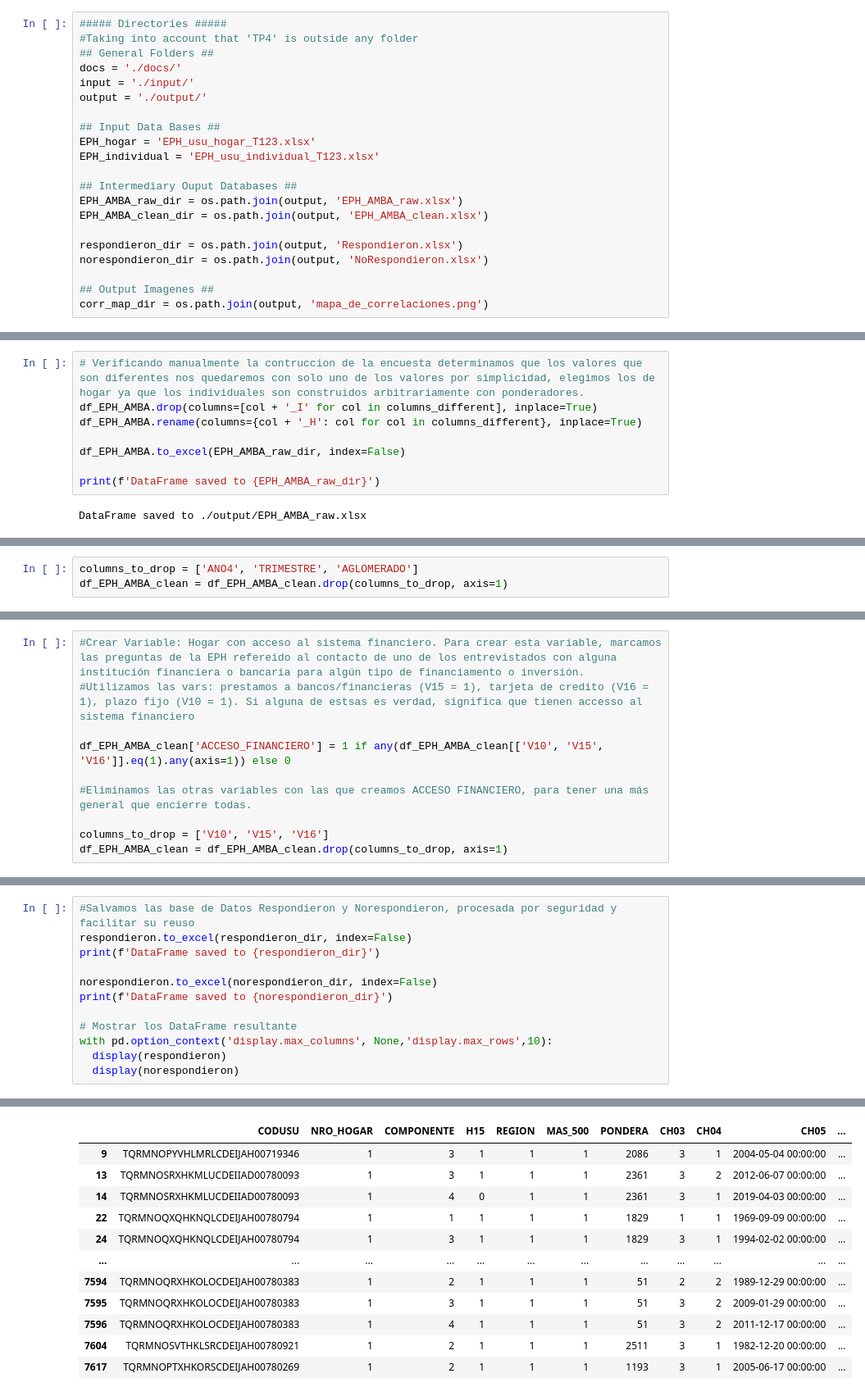
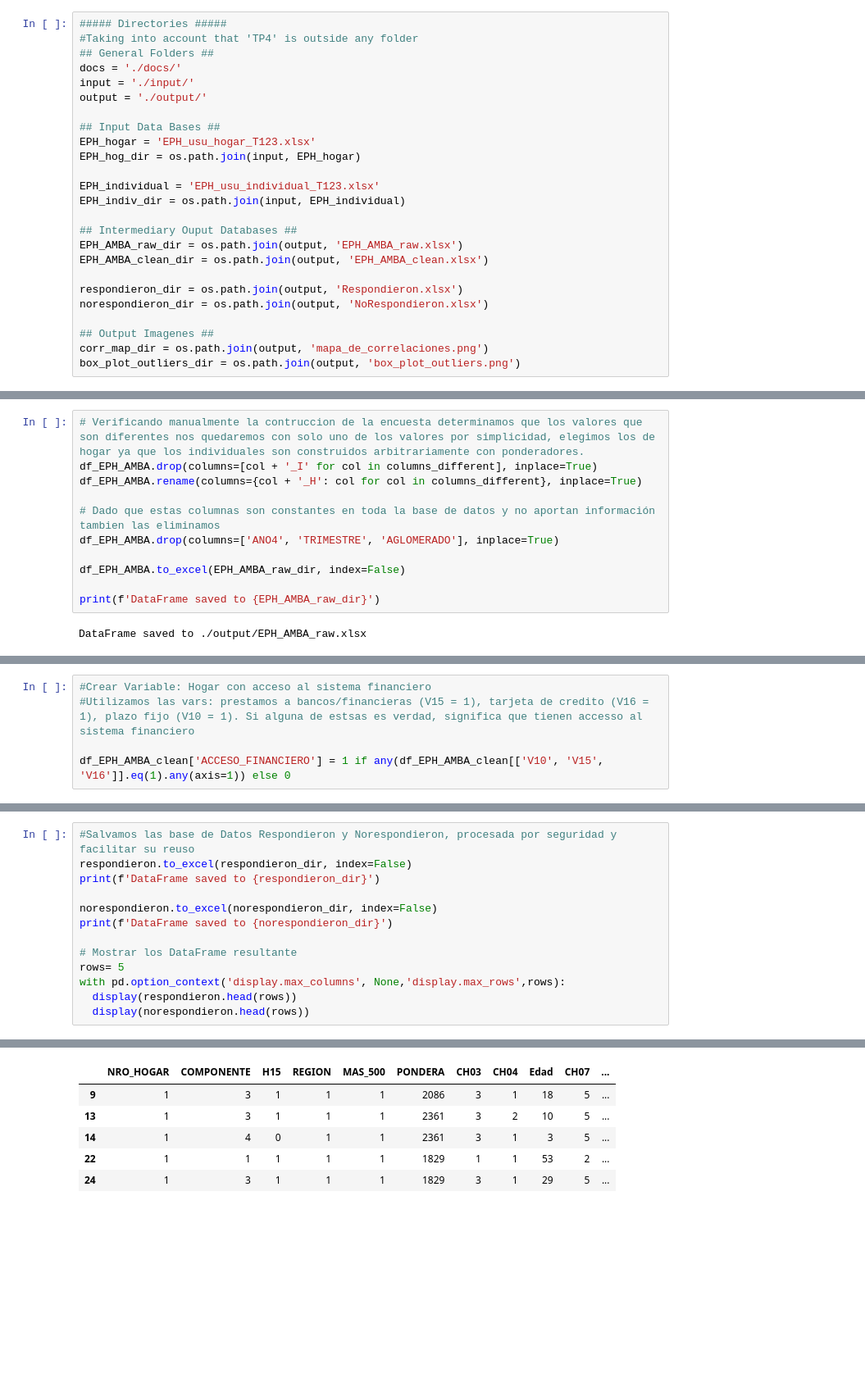
Before and after one commit to TheAtu/TP4, a Jupyter notebook: TP4_final.ipynb, the cells around one changed output, grey strips where cells are left out. Shown at 82% size. Drawn from its saved outputs; the diff is of its cells as text; blank space fills up the shorter version.

```diff
--- a/TP4_final_PARTE_I_DONE.ipynb
+++ b/TP4_final.ipynb
@@ -30,7 +35,10 @@ output = './output/'
 
 ## Input Data Bases ##
 EPH_hogar = 'EPH_usu_hogar_T123.xlsx'
+EPH_hog_dir = os.path.join(input, EPH_hogar)
+
 EPH_individual = 'EPH_usu_individual_T123.xlsx'
+EPH_indiv_dir = os.path.join(input, EPH_individual)
 
 ## Intermediary Ouput Databases ##
 EPH_AMBA_raw_dir = os.path.join(output, 'EPH_AMBA_raw.xlsx')
@@ -41,6 +49,7 @@ norespondieron_dir = os.path.join(output, 'NoRespondieron.xlsx')
 
 ## Output Imagenes ##
 corr_map_dir = os.path.join(output, 'mapa_de_correlaciones.png')
+box_plot_outliers_dir = os.path.join(output, 'box_plot_outliers.png')
 # %% [markdown]
 ## Parte 1 - Análisis de la base de hogares y cálculo de pobreza.
   Ahora que ya se han familiarizado con la Encuesta Permanente de Hogares (EPH), asegúrense de estar calculando niveles de pobreza a nivel individual y a nivel de hogar similares a los que calcula el INDEC para la misma región. Además, asegúrense de estar realizando una limpieza de la base con mayor dedicación y entendimiento de sus variables.
@@ -159,6 +142,9 @@ PDECCFR_H and PDECCFR_I have different values, so we kept both
 df_EPH_AMBA.drop(columns=[col + '_I' for col in columns_different], inplace=True)
 df_EPH_AMBA.rename(columns={col + '_H': col for col in columns_different}, inplace=True)
 
+# Dado que estas columnas son constantes en toda la base de datos y no aportan información tambien las eliminamos
+df_EPH_AMBA.drop(columns=['ANO4', 'TRIMESTRE', 'AGLOMERADO'], inplace=True)
+
 df_EPH_AMBA.to_excel(EPH_AMBA_raw_dir, index=False)
 
 print(f'DataFrame saved to {EPH_AMBA_raw_dir}')
@@ -314,9 +301,6 @@ print(f'Se eliminaron {(outlier_rows== True).sum()} outliers de {n_obs} observac
 13.5
 Se eliminaron 287 outliers de 6370 observaciones
 [figure]
-# %%
-columns_to_drop = ['ANO4', 'TRIMESTRE', 'AGLOMERADO']
-df_EPH_AMBA_clean = df_EPH_AMBA_clean.drop(columns_to_drop, axis=1)
 # %% [markdown]
 #### 4
  Construyan variables (mínimo 2) que no estén en la base pero que sean relevantes para predecir individuos bajo la línea de pobreza (por ejemplo, la proporción de niños en el hogar, si el cónyuge trabaja).
@@ -346,14 +330,9 @@ df_EPH_AMBA_clean['HABITANTES_P_H'] = df_EPH_AMBA_clean['IX_TOT'] / df_EPH_AMBA_
 #Si #Personas x Habitación es >3, es considerado Hacinamiento
 df_EPH_AMBA_clean['HACINAMIENTO'] = np.where(df_EPH_AMBA_clean['HABITANTES_P_H'] >=3, 1, 0)
 # %%
-#Crear Variable: Hogar con acceso al sistema financiero. Para crear esta variable, marcamos las preguntas de la EPH refereido al contacto de uno de los entrevistados con alguna institución financiera o bancaria para algún tipo de financiamento o inversión.
+#Crear Variable: Hogar con acceso al sistema financiero
 #Utilizamos las vars: prestamos a bancos/financieras (V15 = 1), tarjeta de credito (V16 = 1), plazo fijo (V10 = 1). Si alguna de estsas es verdad, significa que tienen accesso al sistema financiero
 
 df_EPH_AMBA_clean['ACCESO_FINANCIERO'] = 1 if any(df_EPH_AMBA_clean[['V10', 'V15', 'V16']].eq(1).any(axis=1)) else 0
-
-#Eliminamos las otras variables con las que creamos ACCESO FINANCIERO, para tener una más general que encierre todas.
-
-columns_to_drop = ['V10', 'V15', 'V16']
-df_EPH_AMBA_clean = df_EPH_AMBA_clean.drop(columns_to_drop, axis=1)
 # %%
 # Mostrar el DataFrame resultante
@@ -629,9 +603,10 @@ norespondieron.to_excel(norespondieron_dir, index=False)
 print(f'DataFrame saved to {norespondieron_dir}')
 
 # Mostrar los DataFrame resultante
-with pd.option_context('display.max_columns', None,'display.max_rows',10):
-  display(respondieron)
-  display(norespondieron)
+rows= 5
+with pd.option_context('display.max_columns', None,'display.max_rows',rows):
+  display(respondieron.head(rows))
+  display(norespondieron.head(rows))
 # %% [output]
 DataFrame saved to ./output/Respondieron.xlsx
 DataFrame saved to ./output/NoRespondieron.xlsx
@@ -651,12 +619,6 @@ DataFrame saved to ./output/NoRespondieron.xlsx
-|  | CODUSU | NRO_HOGAR | COMPONENTE | H15 | REGION | MAS_500 | PONDERA | CH03 | CH04 | CH05 | ... |
-| 9 | TQRMNOPYVHLMRLCDEIJAH00719346 | 1 | 3 | 1 | 1 | 1 | 2086 | 3 | 1 | 2004-05-04 00:00:00 | ... |
-| 13 | TQRMNOSRXHKMLUCDEIIAD00780093 | 1 | 3 | 1 | 1 | 1 | 2361 | 3 | 2 | 2012-06-07 00:00:00 | ... |
-| 14 | TQRMNOSRXHKMLUCDEIIAD00780093 | 1 | 4 | 0 | 1 | 1 | 2361 | 3 | 1 | 2019-04-03 00:00:00 | ... |
-| 22 | TQRMNOQXQHKNQLCDEIJAH00780794 | 1 | 1 | 1 | 1 | 1 | 1829 | 1 | 1 | 1969-09-09 00:00:00 | ... |
-| 24 | TQRMNOQXQHKNQLCDEIJAH00780794 | 1 | 3 | 1 | 1 | 1 | 1829 | 3 | 1 | 1994-02-02 00:00:00 | ... |
-| ... | ... | ... | ... | ... | ... | ... | ... | ... | ... | ... | ... |
-| 7594 | TQRMNOQRXHKOLOCDEIJAH00780383 | 1 | 2 | 1 | 1 | 1 | 51 | 2 | 2 | 1989-12-29 00:00:00 | ... |
-| 7595 | TQRMNOQRXHKOLOCDEIJAH00780383 | 1 | 3 | 1 | 1 | 1 | 51 | 3 | 2 | 2009-01-29 00:00:00 | ... |
-| 7596 | TQRMNOQRXHKOLOCDEIJAH00780383 | 1 | 4 | 1 | 1 | 1 | 51 | 3 | 2 | 2011-12-17 00:00:00 | ... |
-| 7604 | TQRMNOSVTHKLSRCDEIJAH00780921 | 1 | 2 | 1 | 1 | 1 | 2511 | 3 | 1 | 1982-12-20 00:00:00 | ... |
-| 7617 | TQRMNOPTXHKORSCDEIJAH00780269 | 1 | 2 | 1 | 1 | 1 | 1193 | 3 | 1 | 2005-06-17 00:00:00 | ... |
+|  | NRO_HOGAR | COMPONENTE | H15 | REGION | MAS_500 | PONDERA | CH03 | CH04 | Edad | CH07 | ... |
+| 9 | 1 | 3 | 1 | 1 | 1 | 2086 | 3 | 1 | 18 | 5 | ... |
+| 13 | 1 | 3 | 1 | 1 | 1 | 2361 | 3 | 2 | 10 | 5 | ... |
+| 14 | 1 | 4 | 0 | 1 | 1 | 2361 | 3 | 1 | 3 | 5 | ... |
+| 22 | 1 | 1 | 1 | 1 | 1 | 1829 | 1 | 1 | 53 | 2 | ... |
+| 24 | 1 | 3 | 1 | 1 | 1 | 1829 | 3 | 1 | 29 | 5 | ... |
```
Also changed, not shown: parts of 26 cells of this notebook.
